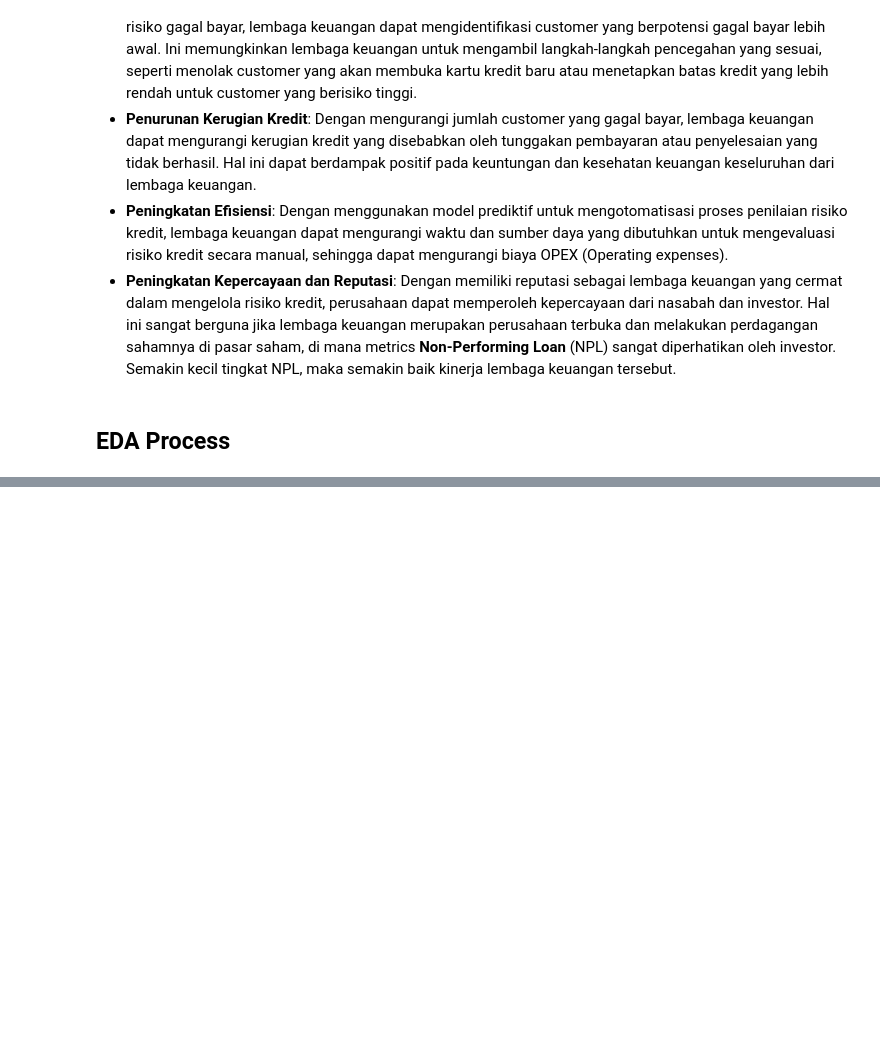
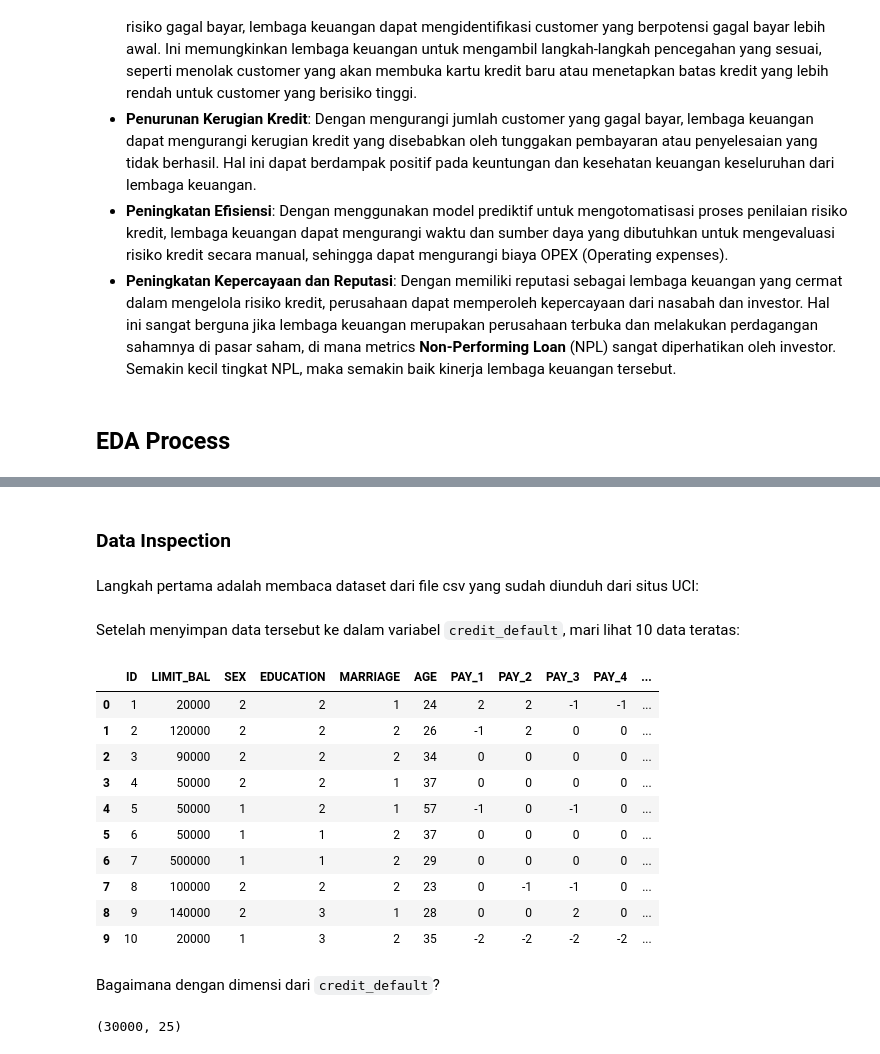
Before and after one commit to chocolatmint/proposal, a Jupyter notebook: proposal.ipynb, the cells around one changed output, grey strips where cells are left out. Cells and saved outputs as stored; diff of their text form; code cells hidden in the pictures; blank space fills up the shorter version.

Commit message:
data cleansing and eda

```diff
--- a/proposal.ipynb
+++ b/proposal.ipynb
@@ -131,0 +104,12 @@ Dapat dilihat bahwa pada dataset *credit_default*, terdapat 77.8% data tidak def
+# %%
+import pandas as pd
+import plotly.express as px
+
+pd.set_option('display.max_columns', None)
+def custom_float_format(x):
+    return '{:.0f}'.format(x)
+pd.set_option('display.float_format', custom_float_format)
+# %% [markdown]
+### Data Inspection
+# %% [markdown]
+Langkah pertama adalah membaca dataset dari file csv yang sudah diunduh dari situs UCI:
@@ -131,0 +118,22 @@ Dapat dilihat bahwa pada dataset *credit_default*, terdapat 77.8% data tidak def
+# %% [markdown]
+Setelah menyimpan data tersebut ke dalam variabel `credit_default`, mari lihat 10 data teratas:
+# %%
+credit_default.head(10)
+# %% [output]
+|  | ID | LIMIT_BAL | SEX | EDUCATION | MARRIAGE | AGE | PAY_1 | PAY_2 | PAY_3 | PAY_4 | ... |
+| 0 | 1 | 20000 | 2 | 2 | 1 | 24 | 2 | 2 | -1 | -1 | ... |
+| 1 | 2 | 120000 | 2 | 2 | 2 | 26 | -1 | 2 | 0 | 0 | ... |
+| 2 | 3 | 90000 | 2 | 2 | 2 | 34 | 0 | 0 | 0 | 0 | ... |
+| 3 | 4 | 50000 | 2 | 2 | 1 | 37 | 0 | 0 | 0 | 0 | ... |
+| 4 | 5 | 50000 | 1 | 2 | 1 | 57 | -1 | 0 | -1 | 0 | ... |
+| 5 | 6 | 50000 | 1 | 1 | 2 | 37 | 0 | 0 | 0 | 0 | ... |
+| 6 | 7 | 500000 | 1 | 1 | 2 | 29 | 0 | 0 | 0 | 0 | ... |
+| 7 | 8 | 100000 | 2 | 2 | 2 | 23 | 0 | -1 | -1 | 0 | ... |
+| 8 | 9 | 140000 | 2 | 3 | 1 | 28 | 0 | 0 | 2 | 0 | ... |
+| 9 | 10 | 20000 | 1 | 3 | 2 | 35 | -2 | -2 | -2 | -2 | ... |
+# %% [markdown]
+Bagaimana dengan dimensi dari `credit_default`?
+# %%
+credit_default.shape
+# %% [output]
+(30000, 25)
```
Also changed, not shown: parts of 75 cells of this notebook.
